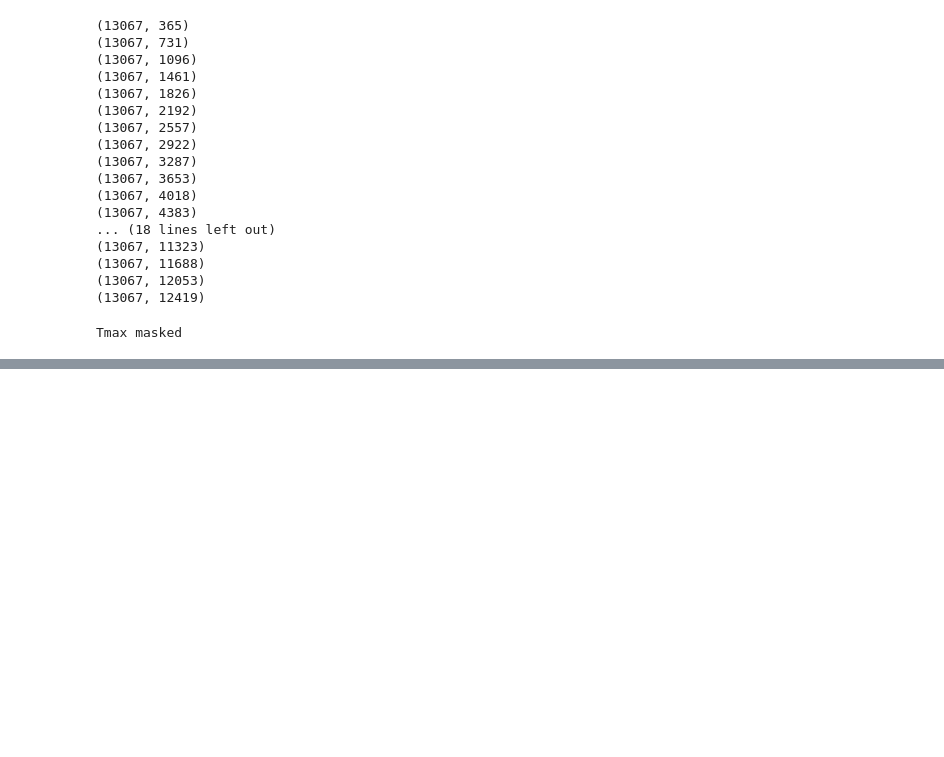
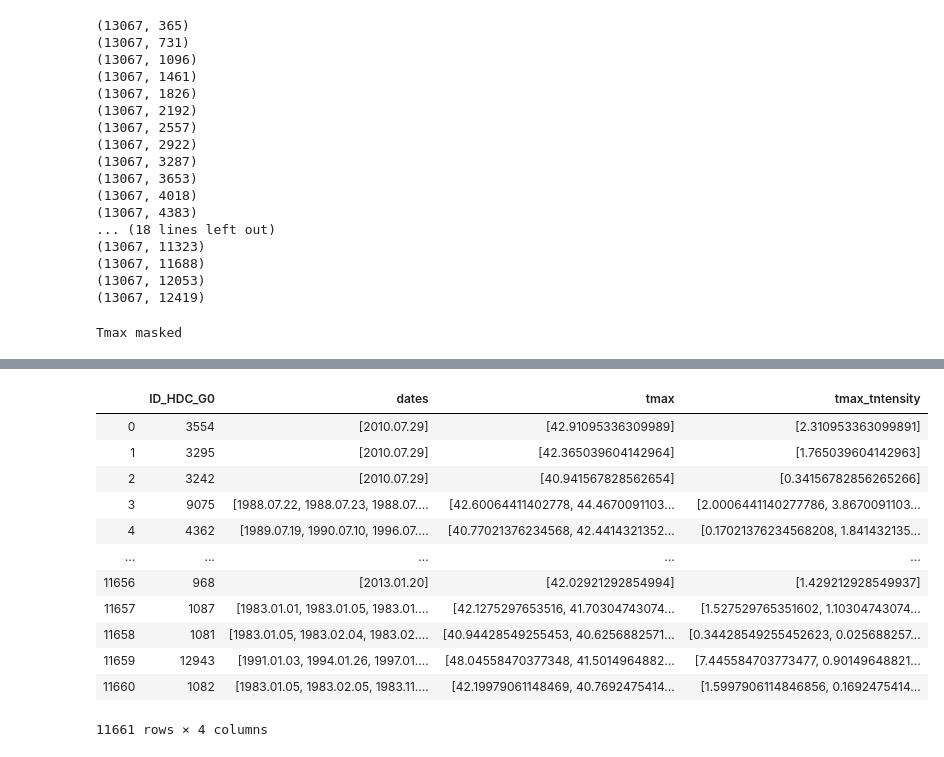
Before and after one commit to ecohydro/GlobalUrbanHeat, a Jupyter notebook: src/cpt_Stats_parallel.ipynb, the cells around one changed output, grey strips where cells are left out. Saved outputs shown, nothing was run; the diff lists cells and outputs as text; code cells hidden in the pictures; blank space fills up the shorter version.

```diff
--- a/src/cpt_Stats_parallel.ipynb
+++ b/src/cpt_Stats_parallel.ipynb
@@ -306,3 +384,19 @@ print(len(list_df))
+# %%
+step2
+# %% [output]
+|  | ID_HDC_G0 | dates | tmax | tmax_tntensity |
+| 0 | 3554 | [2010.07.29] | [42.91095336309989] | [2.310953363099891] |
+| 1 | 3295 | [2010.07.29] | [42.365039604142964] | [1.765039604142963] |
+| 2 | 3242 | [2010.07.29] | [40.941567828562654] | [0.34156782856265266] |
+| 3 | 9075 | [1988.07.22, 1988.07.23, 1988.07.... | [42.60064411402778, 44.4670091103... | [2.0006441140277786, 3.8670091103... |
+| 4 | 4362 | [1989.07.19, 1990.07.10, 1996.07.... | [40.77021376234568, 42.4414321352... | [0.17021376234568208, 1.841432135... |
+| ... | ... | ... | ... | ... |
+| 11656 | 968 | [2013.01.20] | [42.02921292854994] | [1.429212928549937] |
+| 11657 | 1087 | [1983.01.01, 1983.01.05, 1983.01.... | [42.1275297653516, 41.70304743074... | [1.527529765351602, 1.10304743074... |
+| 11658 | 1081 | [1983.01.05, 1983.02.04, 1983.02.... | [40.94428549255453, 40.6256882571... | [0.34428549255452623, 0.025688257... |
+| 11659 | 12943 | [1991.01.03, 1994.01.26, 1997.01.... | [48.04558470377348, 41.5014964882... | [7.445584703773477, 0.90149648821... |
+| 11660 | 1082 | [1983.01.05, 1983.02.05, 1983.11.... | [42.19979061148469, 40.7692475414... | [1.5997906114846856, 0.1692475414... |
+11661 rows × 4 columns
 # %%
 # write them out
 for i, df in enumerate(list_df):
```
Also changed, not shown: parts of 23 cells of this notebook, 6 other files.
